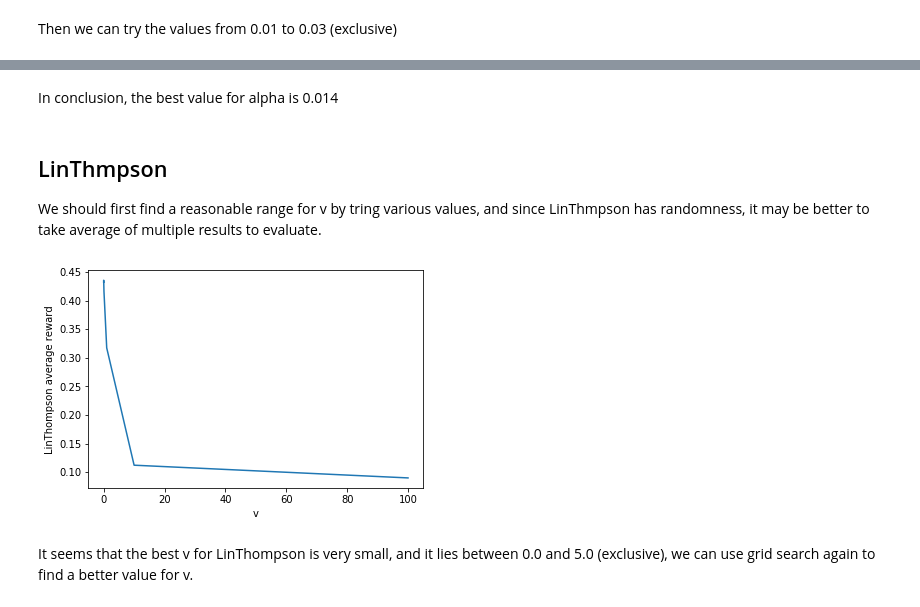
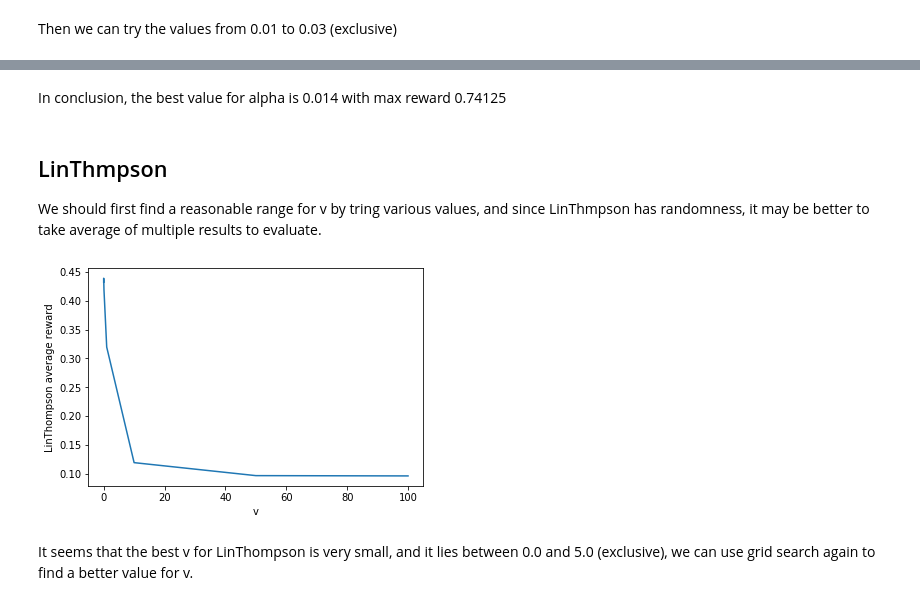
Before and after one commit to yanmingwang94/SML_Project2, a Jupyter notebook: peiyuns.ipynb, the cells around one changed output, grey strips where cells are left out. Cells and saved outputs as stored; diff of their text form; code cells hidden in the pictures.

```diff
--- a/peiyuns.ipynb
+++ b/peiyuns.ipynb
@@ -692,26 +663,33 @@ plt.show()
 # %% [markdown]
-In conclusion, the best value for alpha is 0.014
+In conclusion, the best value for alpha is 0.014 with max reward 0.74125
 # %% [markdown]
 ## LinThmpson
 We should first find a reasonable range for v by tring various values, and since LinThmpson has randomness, it may be better to take average of multiple results to evaluate.
 # %%
-# initial grid search for LinThompson
-linThompson_rewards = []
-vs = [1e-3, 1e-2, 1e-1, 1.0, 10.0, 100.0]
-for v in vs:
-    # repeat 5 times and take average score for each value of alpha
-    scores = []
-    for i in range(5):
-        mab = LinThompson(10, 10, v)
-        scores.append(np.mean(offlineEvaluate(mab, arms, rewards, contexts, 800)))
-    linThompson_rewards.append(np.mean(scores))
+def linThompson_eval(vs):
+    # rewards for different alphas
+    linThompson_rewards = []
+
+    for v in vs:
+        # repeat 5 times and take average score for each value of alpha
+        scores = []
+        for i in range(5):
+            mab = LinThompson(10, 10, v)
+            scores.append(np.mean(offlineEvaluate(mab, arms, rewards, contexts, 800)))
+        linThompson_rewards.append(np.mean(scores))
+
+    # plot results
+    plt.plot(vs, linThompson_rewards)
+    plt.xlabel("v")
+    plt.ylabel("LinThompson average reward")
+    plt.show()
+
+    return linThompson_rewards
-# %%
-# plot
-plt.plot(vs, linThompson_rewards)
-plt.xlabel("v")
-plt.ylabel("LinThompson average reward")
-plt.show()
-# %% [output]
-[figure, removed]
+# %%
+# initial grid search for LinThompson
+vs = [1e-3, 1e-2, 1e-1, 1.0, 10.0, 50.0, 100.0]
+linThompson_rewards = linThompson_eval(vs)
+# %% [output]
+[figure, added]
 # %% [markdown]
 It seems that the best v for LinThompson is very small, and it lies between 0.0 and 5.0 (exclusive), we can use grid search again to find a better value for v.
```
Also changed, not shown: parts of 23 cells of this notebook.
